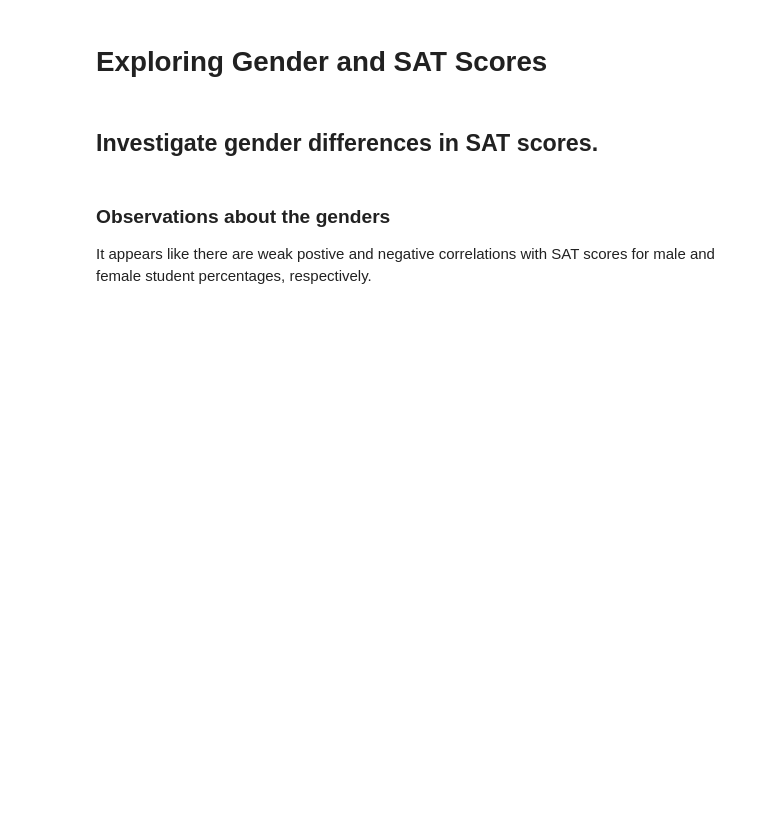
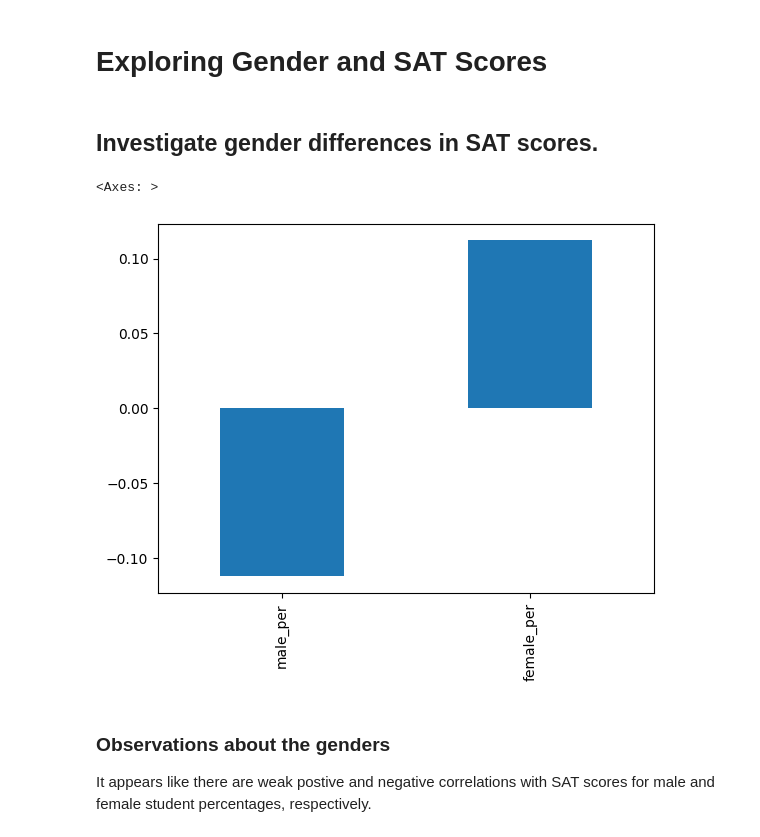
Before and after one commit to skillspark/learn-data-analysis, a Jupyter notebook: Schools.ipynb, the cells around one changed output. Cells and saved outputs as stored; diff of their text form; code cells hidden in the pictures; blank space fills up the shorter version.

```diff
--- a/Schools.ipynb
+++ b/Schools.ipynb
@@ -299,7 +326,10 @@ Also, the schools are consistently represented on Wikipedia.
 # %%
 # a bar plot of the correlations between the gender and sat_score
 gender_scor_cols = ["male_per", "female_per"]
-combined.corr()["sat_score"][gender_scor_cols].plot.bar()
+combined.corr(numeric_only=True)["sat_score"][gender_scor_cols].plot.bar()
+# %% [output]
+<Axes: >
+[figure, added]
 # %% [markdown]
 ### Observations about the genders
 It appears like there are weak postive and negative correlations with SAT scores for male and female student percentages, respectively.
```
Also changed, not shown: parts of 14 cells of this notebook.
